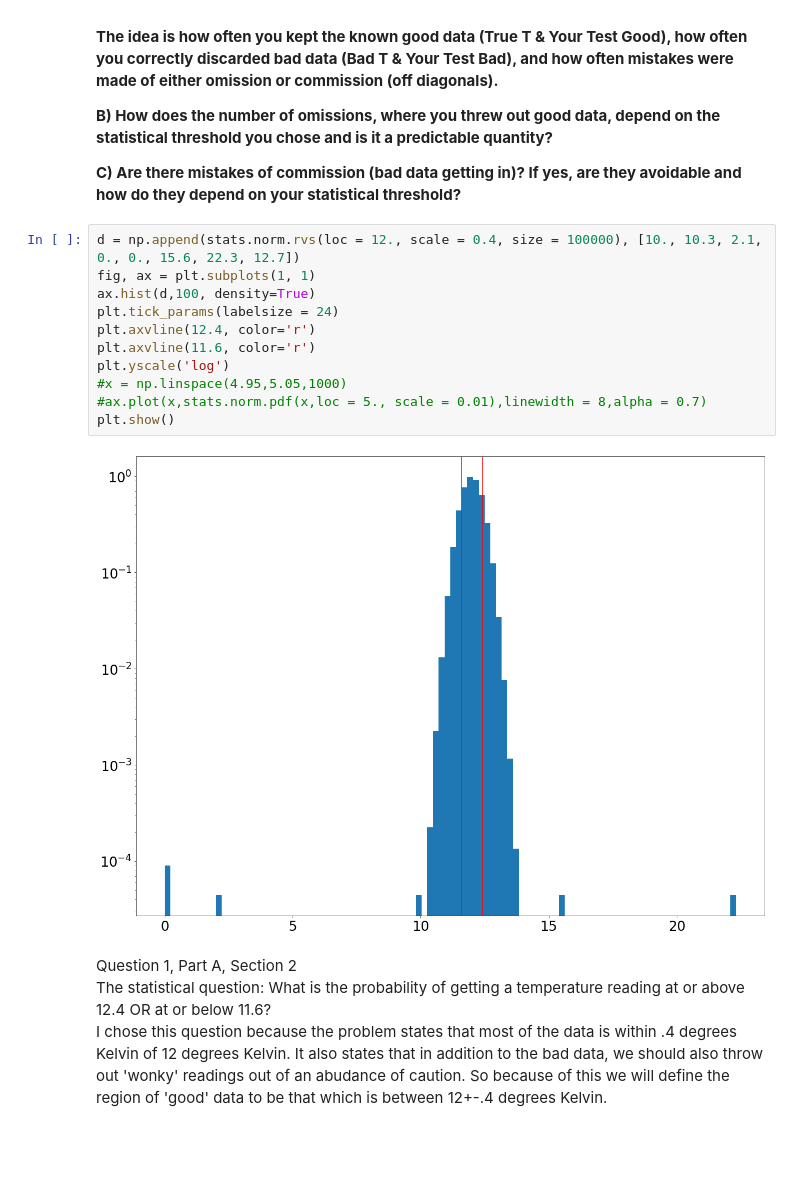
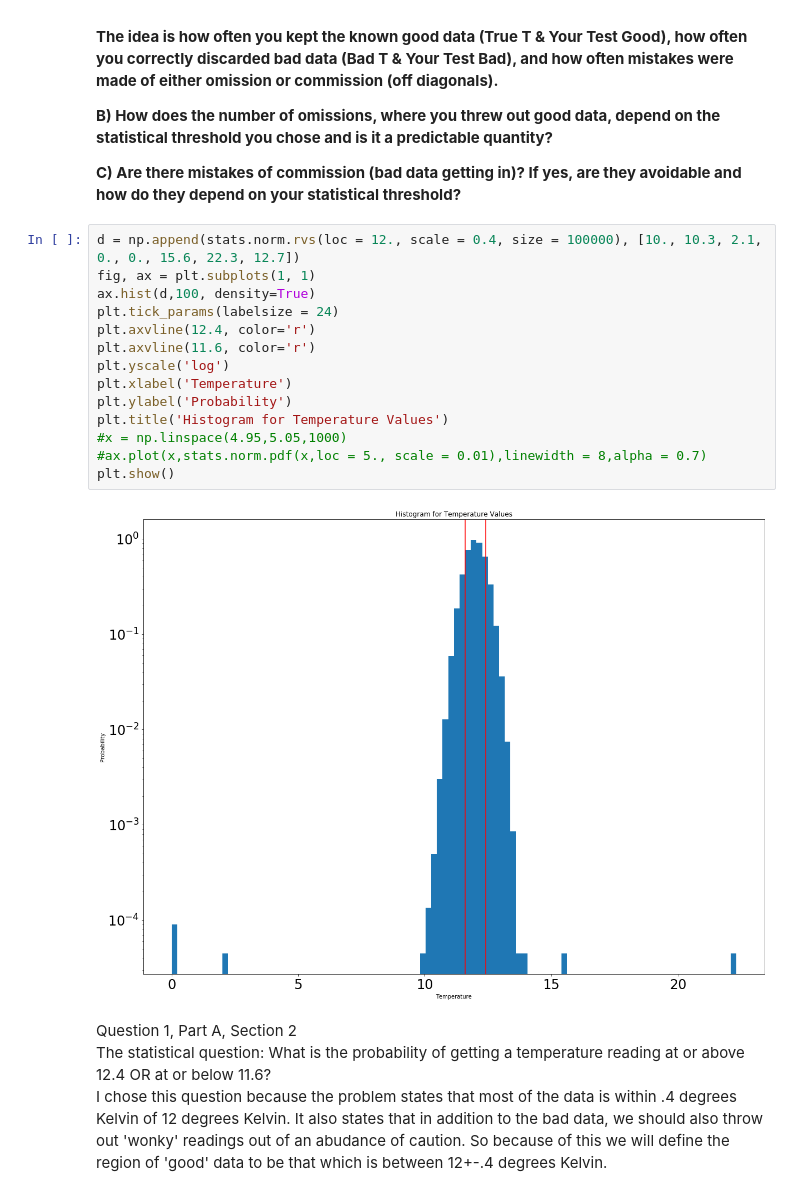
Before and after one commit to ecb49/burns_phys434, a Jupyter notebook: labs/Burns_Lab3.ipynb, the cells around one changed output. Cells and saved outputs as stored; diff of their text form; blank space fills up the shorter version.

```diff
--- a/labs/Burns_Lab3.ipynb
+++ b/labs/Burns_Lab3.ipynb
@@ -32,16 +32,19 @@ plt.rcParams["figure.figsize"] = (20,15)
 # %%
 d = np.append(stats.norm.rvs(loc = 12., scale = 0.4, size = 100000), [10., 10.3, 2.1, 0., 0., 15.6, 22.3, 12.7])
 fig, ax = plt.subplots(1, 1)
 ax.hist(d,100, density=True)
 plt.tick_params(labelsize = 24)
 plt.axvline(12.4, color='r')
 plt.axvline(11.6, color='r')
 plt.yscale('log')
+plt.xlabel('Temperature')
+plt.ylabel('Probability')
+plt.title('Histogram for Temperature Values')
 #x = np.linspace(4.95,5.05,1000)
 #ax.plot(x,stats.norm.pdf(x,loc = 5., scale = 0.01),linewidth = 8,alpha = 0.7)
 plt.show()
 # %% [output]
-[figure, old version]
+[figure, new version]
 # %% [markdown]
 Question 1, Part A, Section 2 <br/>
 The statistical question: What is the probability of getting a temperature reading at or above 12.4 OR at or below 11.6?
```
Also changed, not shown: parts of 9 cells of this notebook.
